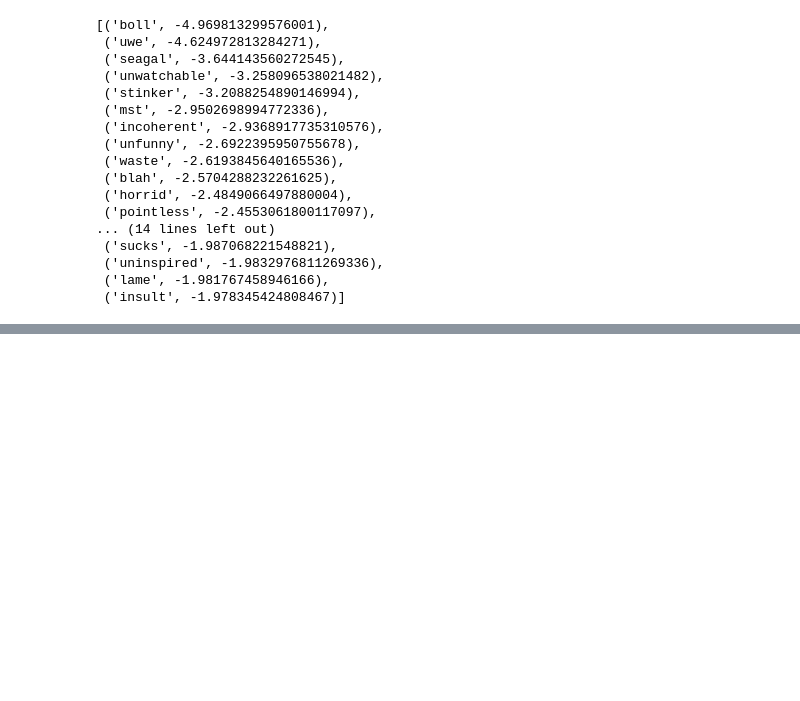
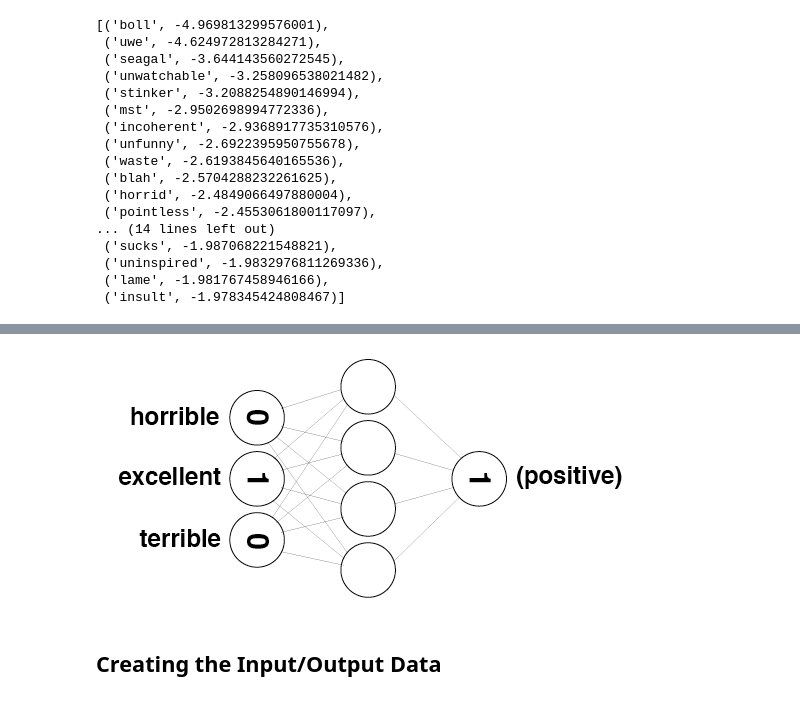
Before and after one commit to adityasaxena26/Sentiment-Network, a Jupyter notebook: sentiment_classification.ipynb, the cells around one changed output, grey strips where cells are left out. Cells and saved outputs as stored; diff of their text form; code cells hidden in the pictures; blank space fills up the shorter version.

Commit message:
Updated notebook with i/o data

```diff
--- a/sentiment_classification.ipynb
+++ b/sentiment_classification.ipynb
@@ -244,0 +255,8 @@ list(reversed(pos_neg_ratios.most_common()))[0:30]
+# %%
+review = "The movie was excellent"
+
+Image(filename='Images/sentiment_network_pos.png')
+# %% [output]
+[figure, added]
+# %% [markdown]
+## Creating the Input/Output Data
```
Also changed, not shown: parts of 20 cells of this notebook.
